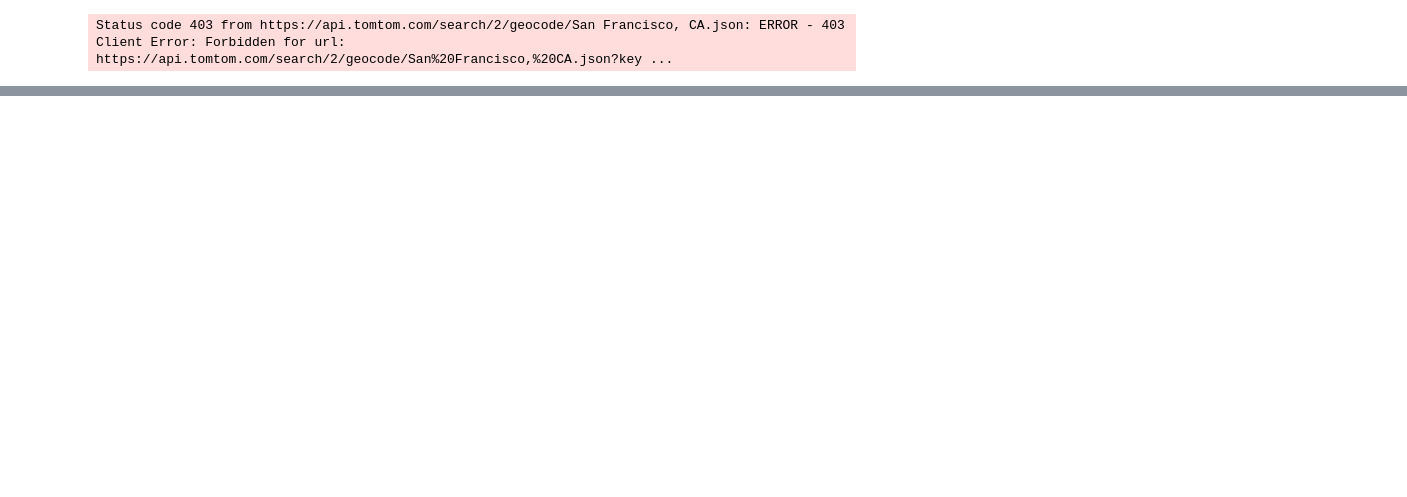
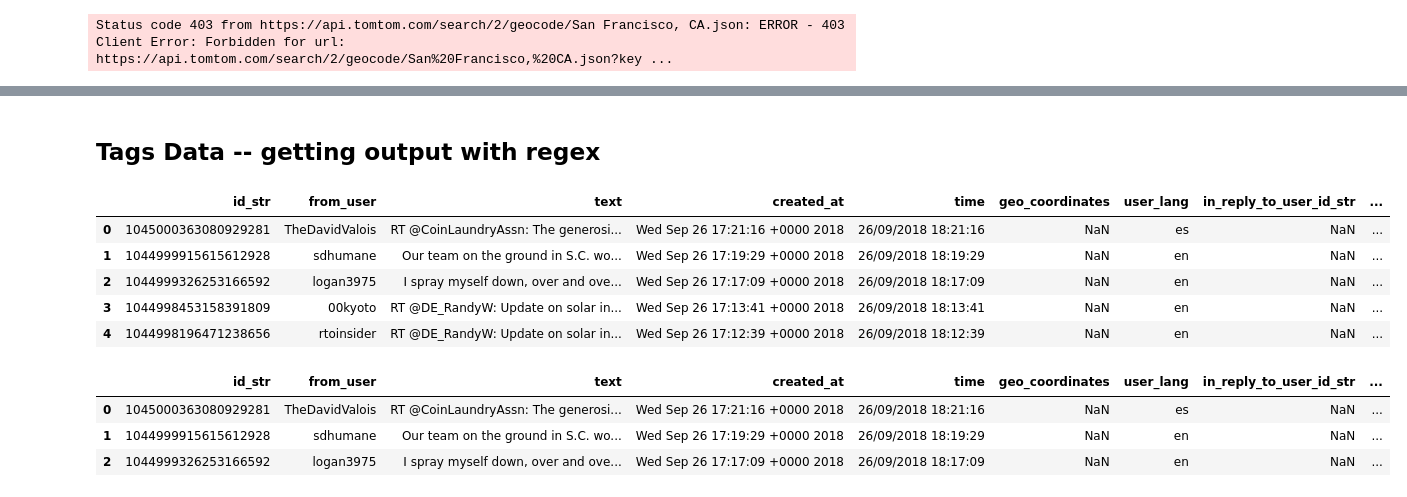
Before and after one commit to Celis1/Project-5, a Jupyter notebook: twitter_tomtom_trails.ipynb, the cells around one changed output, grey strips where cells are left out. Drawn from its saved outputs; the diff is of its cells as text; code cells hidden in the pictures; blank space fills up the shorter version.

```diff
--- a/twitter_tomtom_trails.ipynb
+++ b/twitter_tomtom_trails.ipynb
@@ -4,4 +4,7 @@ import pandas as pdx
 import twitter
+# %%
+pd.set_option("display.max_rows",500)
+pd.set_option("display.max_columns",500)
 # %%
 #accessing twitter with key
 api = twitter.Api(consumer_key='BXHzK5vM0qNwHoyvgVwTT2HdZ',
@@ -139,0 +266,2 @@ Status code 403 from https://api.tomtom.com/search/2/geocode/San Francisco, CA.j
+# %% [markdown]
+## Tags Data -- getting output with regex
@@ -139,0 +270,11 @@ Status code 403 from https://api.tomtom.com/search/2/geocode/San Francisco, CA.j
+# %%
+tags = pd.read_csv('./Assets/TAGS_disastertwitter_data')
+# %%
+tags.head()
+# %% [output]
+|  | id_str | from_user | text | created_at | time | geo_coordinates | user_lang | in_reply_to_user_id_str | ... |
+| 0 | 1045000363080929281 | TheDavidValois | RT @CoinLaundryAssn: The generosi... | Wed Sep 26 17:21:16 +0000 2018 | 26/09/2018 18:21:16 | NaN | es | NaN | ... |
+| 1 | 1044999915615612928 | sdhumane | Our team on the ground in S.C. wo... | Wed Sep 26 17:19:29 +0000 2018 | 26/09/2018 18:19:29 | NaN | en | NaN | ... |
+| 2 | 1044999326253166592 | logan3975 | I spray myself down, over and ove... | Wed Sep 26 17:17:09 +0000 2018 | 26/09/2018 18:17:09 | NaN | en | NaN | ... |
+| 3 | 1044998453158391809 | 00kyoto | RT @DE_RandyW: Update on solar in... | Wed Sep 26 17:13:41 +0000 2018 | 26/09/2018 18:13:41 | NaN | en | NaN | ... |
+| 4 | 1044998196471238656 | rtoinsider | RT @DE_RandyW: Update on solar in... | Wed Sep 26 17:12:39 +0000 2018 | 26/09/2018 18:12:39 | NaN | en | NaN | ... |
@@ -139,0 +286,7 @@ Status code 403 from https://api.tomtom.com/search/2/geocode/San Francisco, CA.j
+# %%
+tags.head(3)
+# %% [output]
+|  | id_str | from_user | text | created_at | time | geo_coordinates | user_lang | in_reply_to_user_id_str | ... |
+| 0 | 1045000363080929281 | TheDavidValois | RT @CoinLaundryAssn: The generosi... | Wed Sep 26 17:21:16 +0000 2018 | 26/09/2018 18:21:16 | NaN | es | NaN | ... |
+| 1 | 1044999915615612928 | sdhumane | Our team on the ground in S.C. wo... | Wed Sep 26 17:19:29 +0000 2018 | 26/09/2018 18:19:29 | NaN | en | NaN | ... |
+| 2 | 1044999326253166592 | logan3975 | I spray myself down, over and ove... | Wed Sep 26 17:17:09 +0000 2018 | 26/09/2018 18:17:09 | NaN | en | NaN | ... |
```
Also changed, not shown: parts of 35 cells of this notebook.
